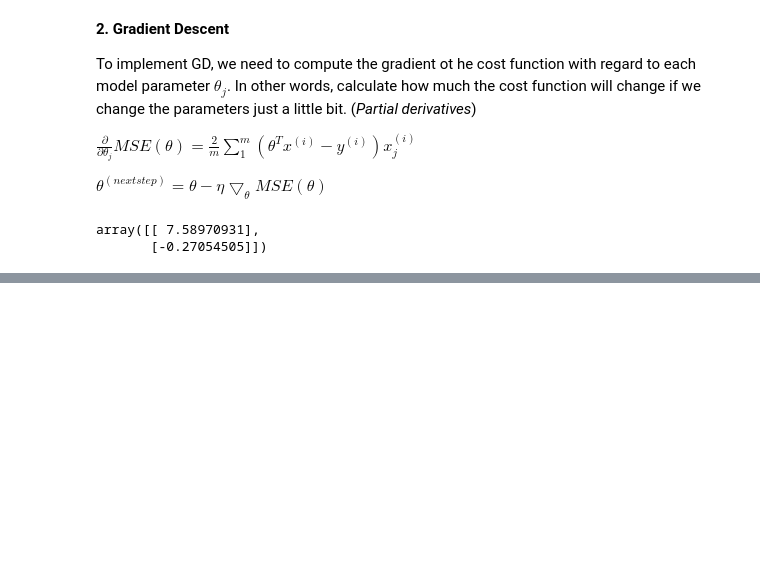
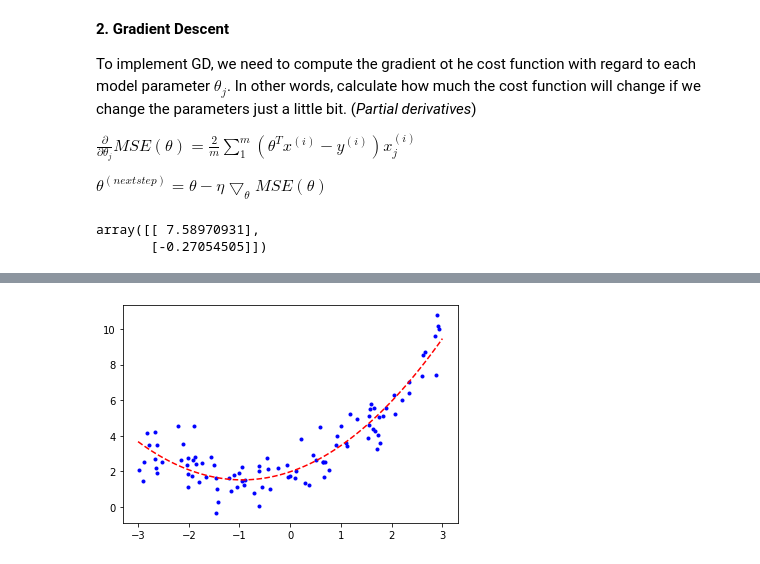
Before and after one commit to Sergio2357/MachineLearning, a Jupyter notebook: Training Models.ipynb, the cells around one changed output, grey strips where cells are left out. Drawn from its saved outputs; the diff is of its cells as text; code cells hidden in the pictures; blank space fills up the shorter version.

```diff
--- a/Training Models.ipynb
+++ b/Training Models.ipynb
@@ -108,0 +160,5 @@ array([[ 7.58970931],
+# %%
+from sklearn.preprocessing import PolynomialFeatures
+
+poly_features = PolynomialFeatures(degree=2, include_bias=False)
+X_poly = poly_features.fit_transform(X)
@@ -108,0 +173,8 @@ array([[ 7.58970931],
+# %%
+X_reg = np.linspace(-3,3,100)
+y_reg = lin_reg.coef_[0][0]*X_reg + lin_reg.coef_[0][1]*X_reg**2 + lin_reg.intercept_[0]
+plt.plot(X, y, "b.")
+plt.plot(X_reg, y_reg, "r--")
+plt.show()
+# %% [output]
+[figure, added]
```
Also changed, not shown: parts of 28 cells of this notebook.
